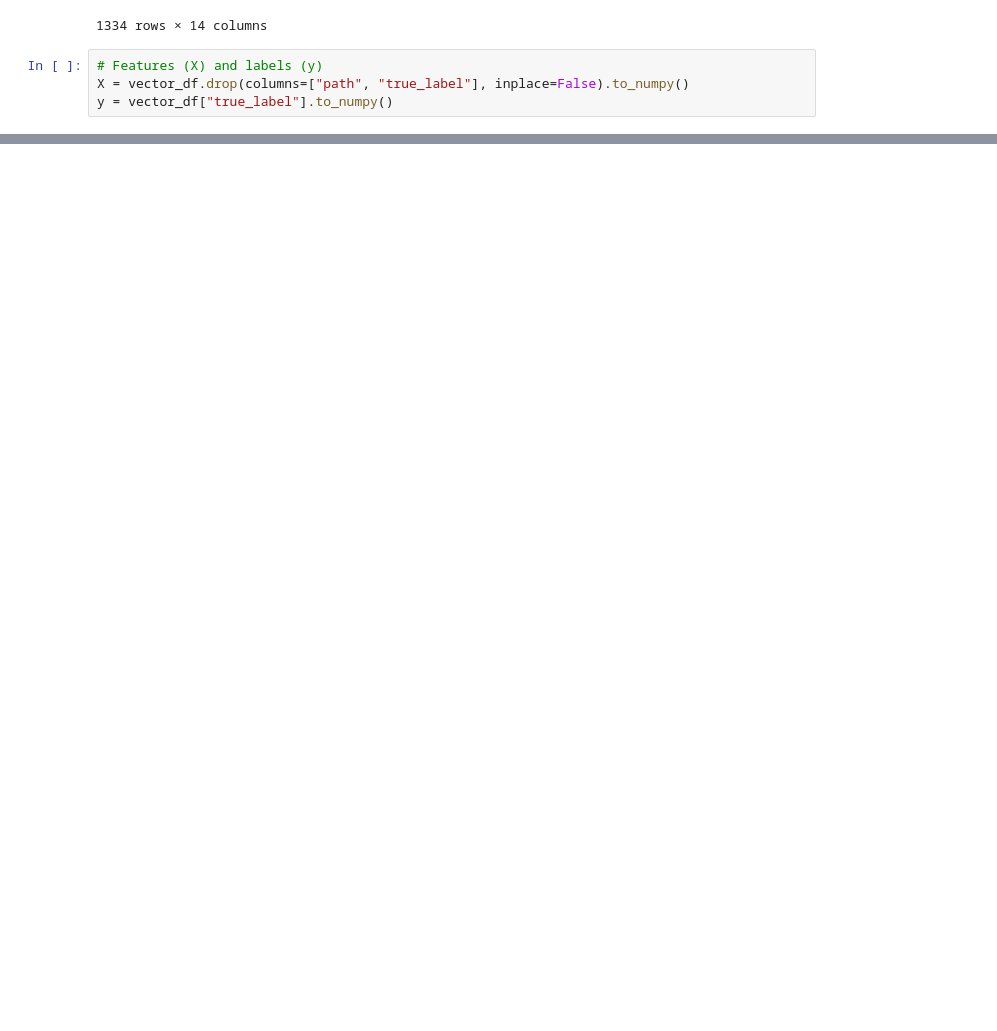
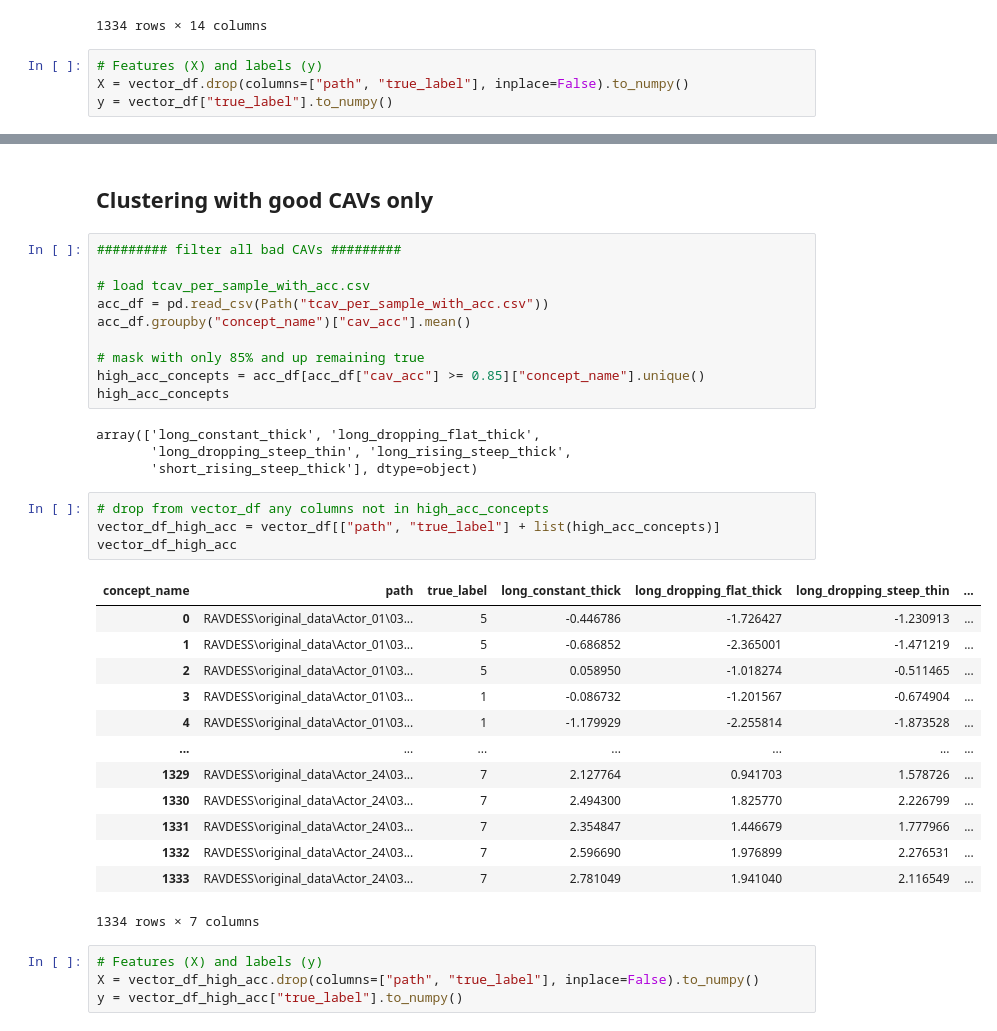
Before and after one commit to Ely6899/Audio_processing_project, a Jupyter notebook: Models/SentimentAnalysis/tcav_results_analysis.ipynb, the cells around one changed output, grey strips where cells are left out. Cells and saved outputs as stored; diff of their text form; blank space fills up the shorter version.

```diff
--- a/Models/SentimentAnalysis/tcav_results_analysis.ipynb
+++ b/Models/SentimentAnalysis/tcav_results_analysis.ipynb
@@ -164,0 +229,38 @@ Cosine: {'intra_mean': 0.3351913099074862, 'inter_mean': 1.0833636849129804, 'se
+# %% [markdown]
+## Clustering with good CAVs only
+# %%
+######### filter all bad CAVs #########
+
+# load tcav_per_sample_with_acc.csv
+acc_df = pd.read_csv(Path("tcav_per_sample_with_acc.csv"))
+acc_df.groupby("concept_name")["cav_acc"].mean()
+
+# mask with only 85% and up remaining true
+high_acc_concepts = acc_df[acc_df["cav_acc"] >= 0.85]["concept_name"].unique()
+high_acc_concepts
+# %% [output]
+array(['long_constant_thick', 'long_dropping_flat_thick',
+       'long_dropping_steep_thin', 'long_rising_steep_thick',
+       'short_rising_steep_thick'], dtype=object)
+# %%
+# drop from vector_df any columns not in high_acc_concepts
+vector_df_high_acc = vector_df[["path", "true_label"] + list(high_acc_concepts)]
+vector_df_high_acc
+# %% [output]
+| concept_name | path | true_label | long_constant_thick | long_dropping_flat_thick | long_dropping_steep_thin | ... |
+| 0 | RAVDESS\original_data\Actor_01\03... | 5 | -0.446786 | -1.726427 | -1.230913 | ... |
+| 1 | RAVDESS\original_data\Actor_01\03... | 5 | -0.686852 | -2.365001 | -1.471219 | ... |
+| 2 | RAVDESS\original_data\Actor_01\03... | 5 | 0.058950 | -1.018274 | -0.511465 | ... |
+| 3 | RAVDESS\original_data\Actor_01\03... | 1 | -0.086732 | -1.201567 | -0.674904 | ... |
+| 4 | RAVDESS\original_data\Actor_01\03... | 1 | -1.179929 | -2.255814 | -1.873528 | ... |
+| ... | ... | ... | ... | ... | ... | ... |
+| 1329 | RAVDESS\original_data\Actor_24\03... | 7 | 2.127764 | 0.941703 | 1.578726 | ... |
+| 1330 | RAVDESS\original_data\Actor_24\03... | 7 | 2.494300 | 1.825770 | 2.226799 | ... |
+| 1331 | RAVDESS\original_data\Actor_24\03... | 7 | 2.354847 | 1.446679 | 1.777966 | ... |
+| 1332 | RAVDESS\original_data\Actor_24\03... | 7 | 2.596690 | 1.976899 | 2.276531 | ... |
+| 1333 | RAVDESS\original_data\Actor_24\03... | 7 | 2.781049 | 1.941040 | 2.116549 | ... |
+1334 rows × 7 columns
+# %%
+# Features (X) and labels (y)
+X = vector_df_high_acc.drop(columns=["path", "true_label"], inplace=False).to_numpy()
+y = vector_df_high_acc["true_label"].to_numpy()
```
Also changed, not shown: parts of 22 cells of this notebook.
